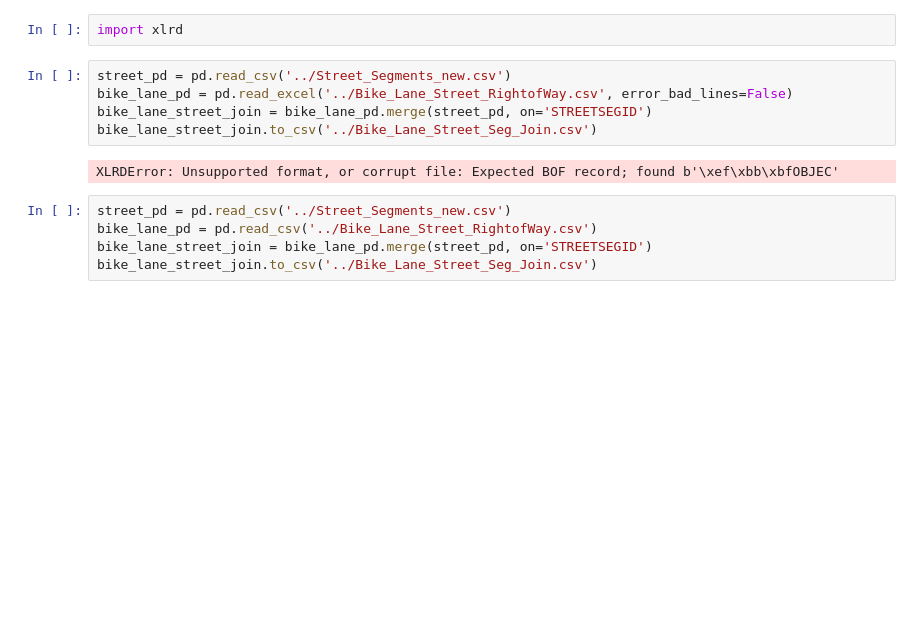
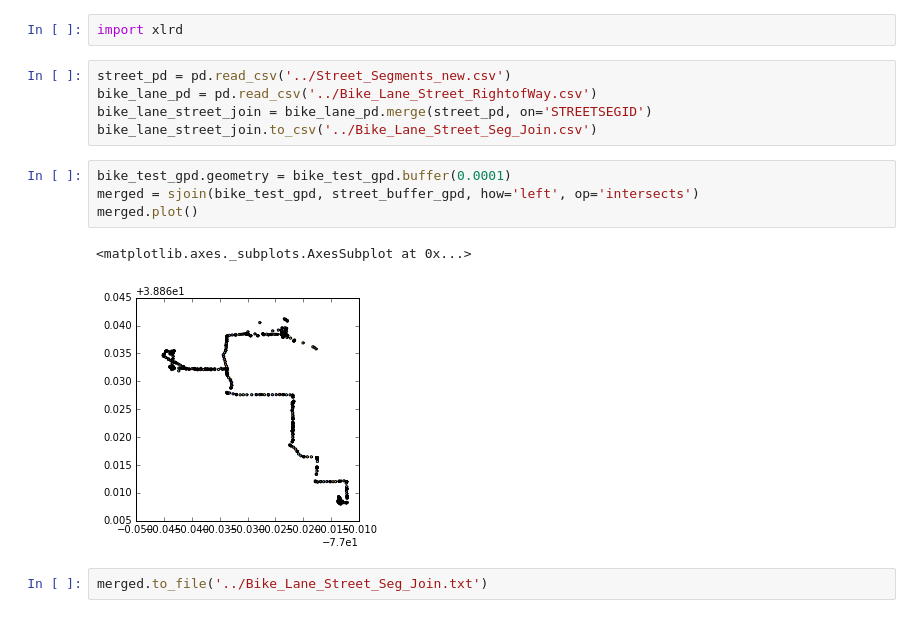
Before and after one commit to KiranJavkar/Cycling_Safety, a Jupyter notebook: python/Cycling_Safety_init_setup.ipynb, the cells around one changed output. Drawn from its saved outputs; the diff is of its cells as text; blank space fills up the shorter version.

```diff
--- a/python/Cycling_Safety_init_setup.ipynb
+++ b/python/Cycling_Safety_init_setup.ipynb
@@ -732,15 +682,17 @@ gb = bike_lane_street_join.reset_index().groupby('OBJECTID_left').count()
 DriverError: unsupported driver: 'CSV'
 # %%
 import xlrd
-# %%
-street_pd = pd.read_csv('../Street_Segments_new.csv')
-bike_lane_pd = pd.read_excel('../Bike_Lane_Street_RightofWay.csv', error_bad_lines=False)
-bike_lane_street_join = bike_lane_pd.merge(street_pd, on='STREETSEGID')
-bike_lane_street_join.to_csv('../Bike_Lane_Street_Seg_Join.csv')
-# %% [output]
-XLRDError: Unsupported format, or corrupt file: Expected BOF record; found b'\xef\xbb\xbfOBJEC'
 # %%
 street_pd = pd.read_csv('../Street_Segments_new.csv')
 bike_lane_pd = pd.read_csv('../Bike_Lane_Street_RightofWay.csv')
 bike_lane_street_join = bike_lane_pd.merge(street_pd, on='STREETSEGID')
 bike_lane_street_join.to_csv('../Bike_Lane_Street_Seg_Join.csv')
+# %%
+bike_test_gpd.geometry = bike_test_gpd.buffer(0.0001)
+merged = sjoin(bike_test_gpd, street_buffer_gpd, how='left', op='intersects')
+merged.plot()
+# %% [output]
+<matplotlib.axes._subplots.AxesSubplot at 0x...>
+[figure, added]
+# %%
+merged.to_file('../Bike_Lane_Street_Seg_Join.txt')
```
Also changed, not shown: parts of 16 cells of this notebook.
